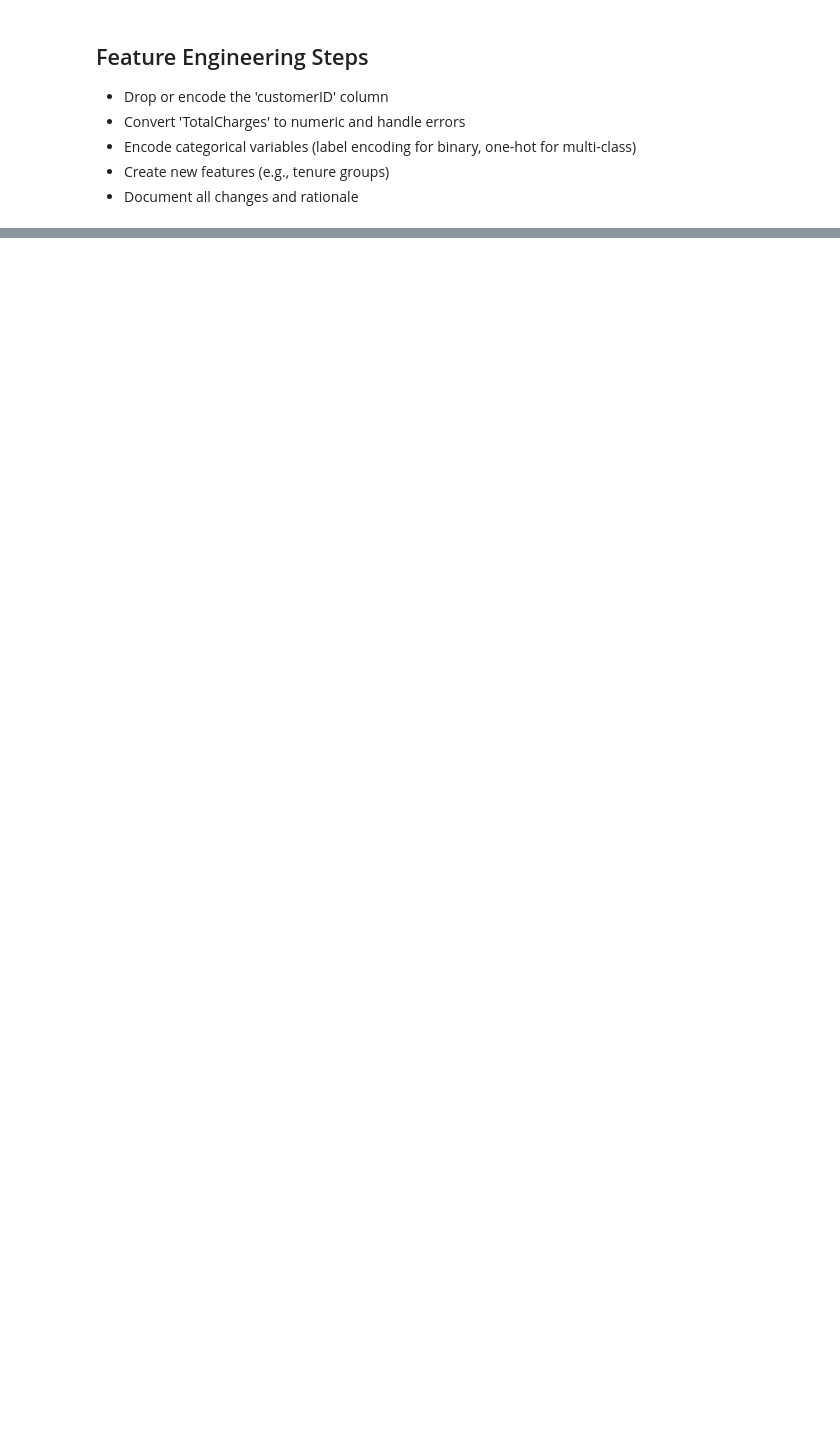
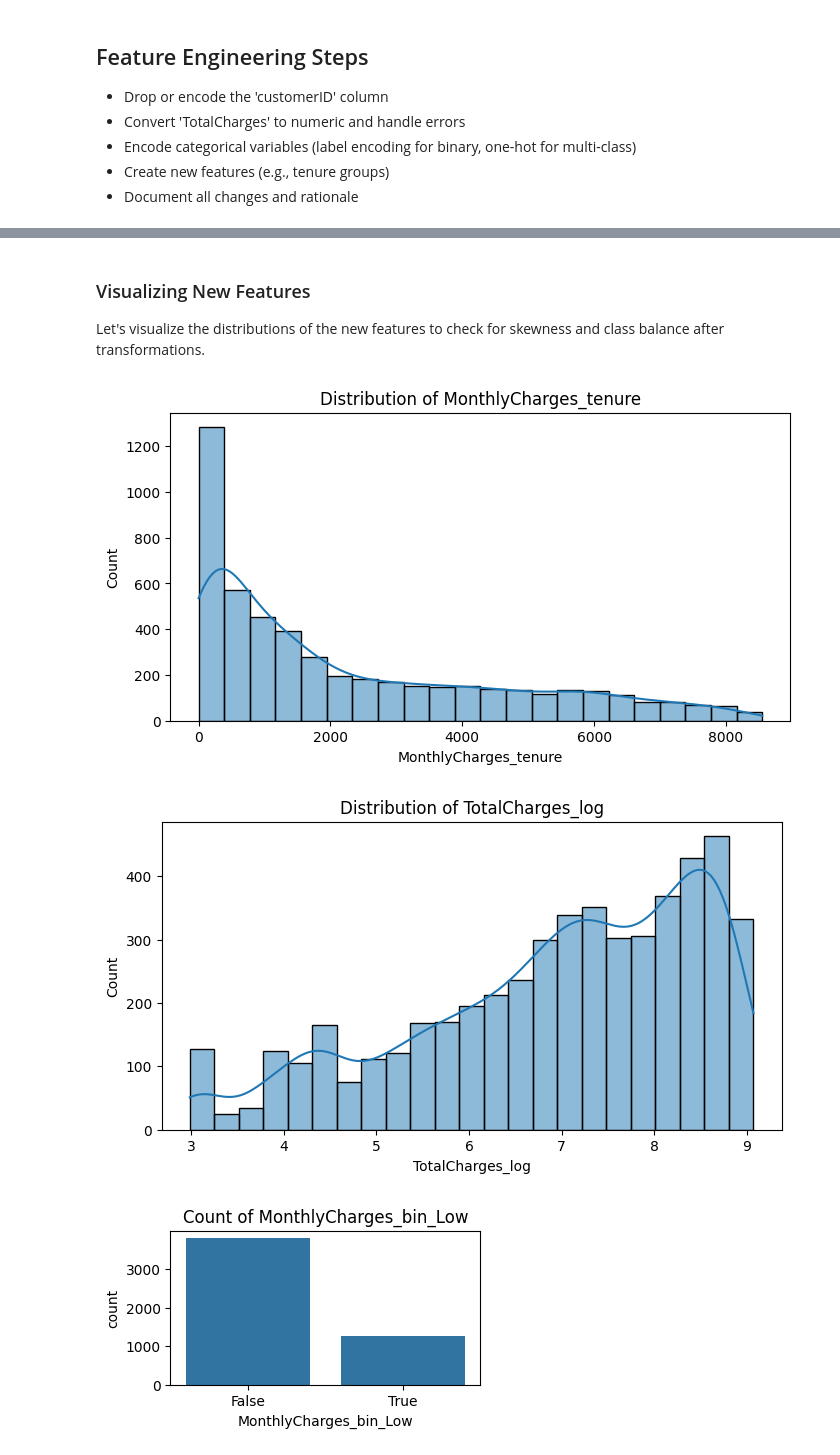
Before and after one commit to Zireael26/telco-customer-churn-analysis, a Jupyter notebook: notebooks/feature_engineering.ipynb, the cells around one changed output, grey strips where cells are left out. Drawn from its saved outputs; the diff is of its cells as text; code cells hidden in the pictures; blank space fills up the shorter version.

```diff
--- a/notebooks/feature_engineering.ipynb
+++ b/notebooks/feature_engineering.ipynb
@@ -77,0 +126,22 @@ display(train_df.head())
+# %%
+# Add interaction features, log transformation, and binning
+def advanced_features(df):
+    df = df.copy()
+    # Interaction: MonthlyCharges * tenure
+    if 'MonthlyCharges' in df.columns and 'tenure' in df.columns:
+        df['MonthlyCharges_tenure'] = df['MonthlyCharges'] * df['tenure']
+    # Log transform TotalCharges
+    if 'TotalCharges' in df.columns:
+        df['TotalCharges_log'] = np.log1p(df['TotalCharges'].clip(lower=0))
+    # Bin MonthlyCharges
+    if 'MonthlyCharges' in df.columns:
+        df['MonthlyCharges_bin'] = pd.cut(df['MonthlyCharges'], bins=[0, 35, 70, np.inf], labels=['Low', 'Medium', 'High'])
+        df = pd.concat([df, pd.get_dummies(df['MonthlyCharges_bin'], prefix='MonthlyCharges_bin')], axis=1)
+        df = df.drop('MonthlyCharges_bin', axis=1)
+    return df
+
+train_df = advanced_features(train_df)
+val_df = advanced_features(val_df) if val_df is not None else None
+test_df = advanced_features(test_df)
+
+print('Advanced features added.')
@@ -77,0 +150,30 @@ display(train_df.head())
+# %% [markdown]
+### Visualizing New Features
+
+Let's visualize the distributions of the new features to check for skewness and class balance after transformations.
+# %%
+import matplotlib.pyplot as plt
+import seaborn as sns
+
+# Visualize new features
+def plot_new_features(df):
+    features = ['MonthlyCharges_tenure', 'TotalCharges_log']
+    for feat in features:
+        if feat in df.columns:
+            plt.figure(figsize=(8, 4))
+            sns.histplot(df[feat].dropna(), kde=True)
+            plt.title(f'Distribution of {feat}')
+            plt.show()
+    # Visualize binned MonthlyCharges
+    for label in ['MonthlyCharges_bin_Low', 'MonthlyCharges_bin_Medium', 'MonthlyCharges_bin_High']:
+        if label in df.columns:
+            plt.figure(figsize=(4, 2))
+            sns.countplot(x=df[label])
+            plt.title(f'Count of {label}')
+            plt.show()
+
+plot_new_features(train_df)
+# %% [output]
+[figure, added]
+[figure, added]
+[figure, added]
```
Also changed, not shown: parts of 9 cells of this notebook, 5 other files.
